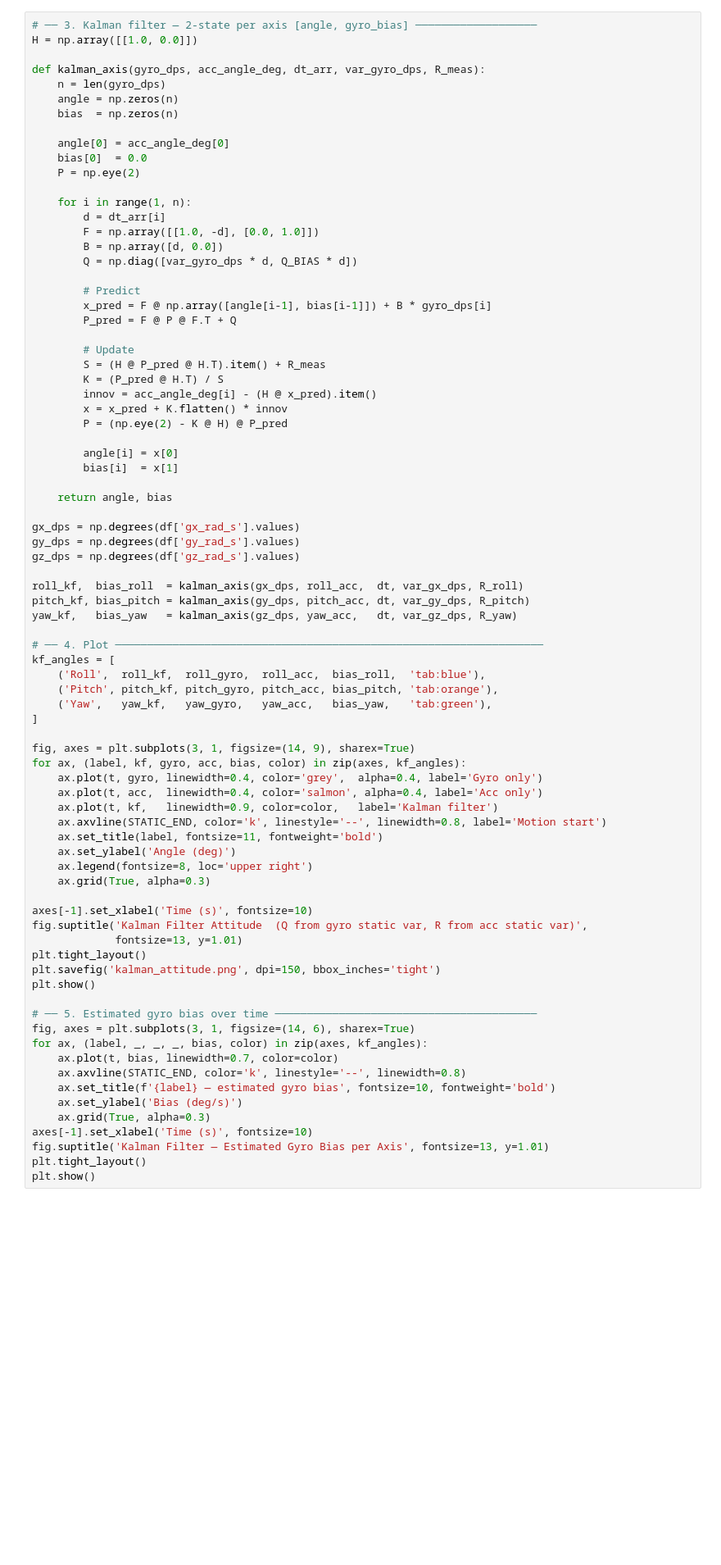
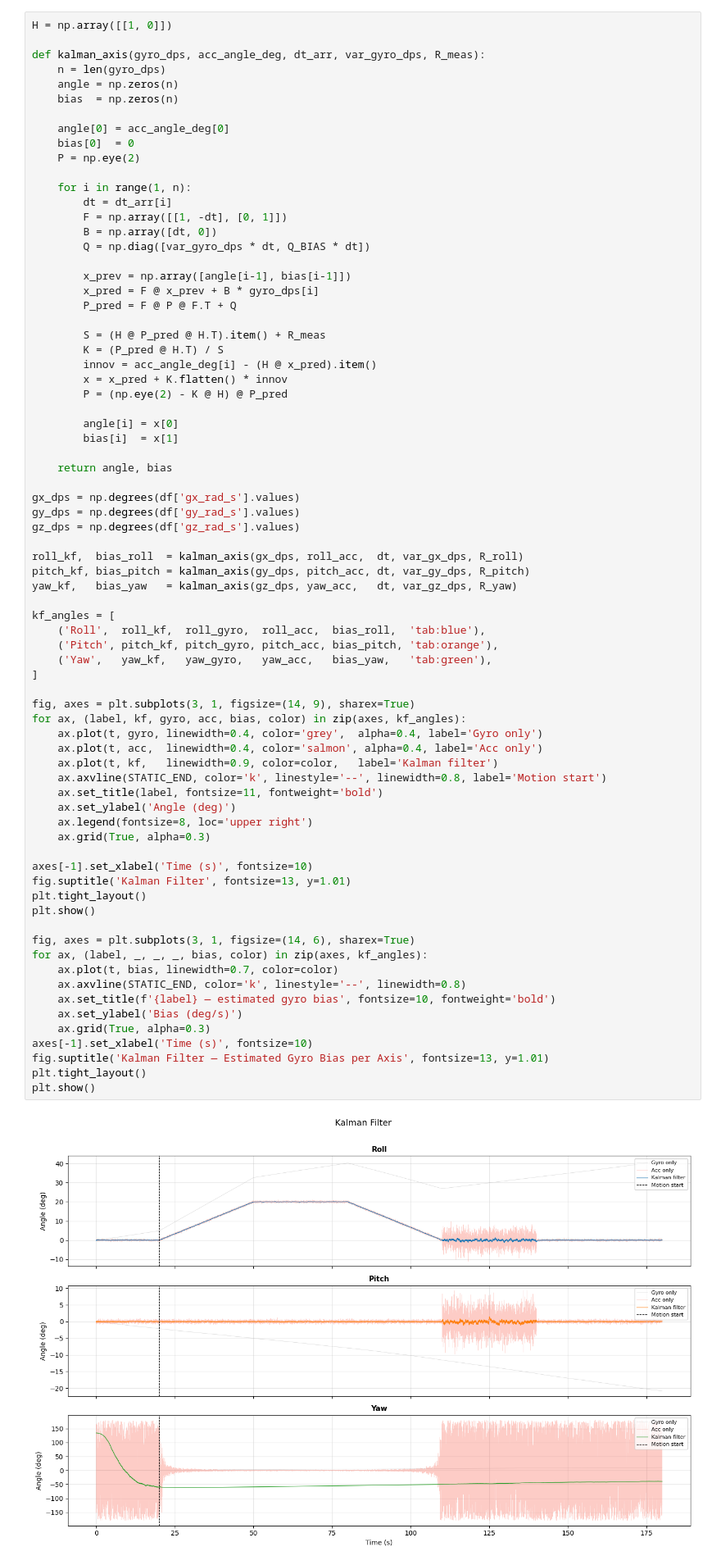
Before and after one commit to thefakhreddin/mwd, a Jupyter notebook: imu_analysis.ipynb, the cells around one changed output. Shown at 82% size. Drawn from its saved outputs; the diff is of its cells as text; blank space fills up the shorter version.

```diff
--- a/imu_analysis.ipynb
+++ b/imu_analysis.ipynb
@@ -242,6 +234,5 @@ print(f"  R yaw   : {R_yaw:.6f}  deg²")
 # %%
-# ── 3. Kalman filter — 2-state per axis [angle, gyro_bias] ───────────────────
-H = np.array([[1.0, 0.0]])
+H = np.array([[1, 0]])
 
 def kalman_axis(gyro_dps, acc_angle_deg, dt_arr, var_gyro_dps, R_meas):
     n = len(gyro_dps)
@@ -249,20 +240,19 @@ def kalman_axis(gyro_dps, acc_angle_deg, dt_arr, var_gyro_dps, R_meas):
     bias  = np.zeros(n)
 
     angle[0] = acc_angle_deg[0]
-    bias[0]  = 0.0
+    bias[0]  = 0
     P = np.eye(2)
 
     for i in range(1, n):
-        d = dt_arr[i]
-        F = np.array([[1.0, -d], [0.0, 1.0]])
-        B = np.array([d, 0.0])
-        Q = np.diag([var_gyro_dps * d, Q_BIAS * d])
+        dt = dt_arr[i]
+        F = np.array([[1, -dt], [0, 1]])
+        B = np.array([dt, 0])
+        Q = np.diag([var_gyro_dps * dt, Q_BIAS * dt])
 
-        # Predict
-        x_pred = F @ np.array([angle[i-1], bias[i-1]]) + B * gyro_dps[i]
+        x_prev = np.array([angle[i-1], bias[i-1]])
+        x_pred = F @ x_prev + B * gyro_dps[i]
         P_pred = F @ P @ F.T + Q
 
-        # Update
         S = (H @ P_pred @ H.T).item() + R_meas
         K = (P_pred @ H.T) / S
         innov = acc_angle_deg[i] - (H @ x_pred).item()
@@ -282,40 +272,38 @@ roll_kf,  bias_roll  = kalman_axis(gx_dps, roll_acc,  dt, var_gx_dps, R_roll)
 pitch_kf, bias_pitch = kalman_axis(gy_dps, pitch_acc, dt, var_gy_dps, R_pitch)
 yaw_kf,   bias_yaw   = kalman_axis(gz_dps, yaw_acc,   dt, var_gz_dps, R_yaw)
 
-# ── 4. Plot ───────────────────────────────────────────────────────────────────
 kf_angles = [
     ('Roll',  roll_kf,  roll_gyro,  roll_acc,  bias_roll,  'tab:blue'),
     ('Pitch', pitch_kf, pitch_gyro, pitch_acc, bias_pitch, 'tab:orange'),
     ('Yaw',   yaw_kf,   yaw_gyro,   yaw_acc,   bias_yaw,   'tab:green'),
 ]
 
 fig, axes = plt.subplots(3, 1, figsize=(14, 9), sharex=True)
 for ax, (label, kf, gyro, acc, bias, color) in zip(axes, kf_angles):
     ax.plot(t, gyro, linewidth=0.4, color='grey',  alpha=0.4, label='Gyro only')
     ax.plot(t, acc,  linewidth=0.4, color='salmon', alpha=0.4, label='Acc only')
     ax.plot(t, kf,   linewidth=0.9, color=color,   label='Kalman filter')
     ax.axvline(STATIC_END, color='k', linestyle='--', linewidth=0.8, label='Motion start')
     ax.set_title(label, fontsize=11, fontweight='bold')
     ax.set_ylabel('Angle (deg)')
     ax.legend(fontsize=8, loc='upper right')
     ax.grid(True, alpha=0.3)
 
 axes[-1].set_xlabel('Time (s)', fontsize=10)
-fig.suptitle('Kalman Filter Attitude  (Q from gyro static var, R from acc static var)',
-             fontsize=13, y=1.01)
+fig.suptitle('Kalman Filter', fontsize=13, y=1.01)
 plt.tight_layout()
-plt.savefig('kalman_attitude.png', dpi=150, bbox_inches='tight')
 plt.show()
 
-# ── 5. Estimated gyro bias over time ─────────────────────────────────────────
 fig, axes = plt.subplots(3, 1, figsize=(14, 6), sharex=True)
 for ax, (label, _, _, _, bias, color) in zip(axes, kf_angles):
     ax.plot(t, bias, linewidth=0.7, color=color)
     ax.axvline(STATIC_END, color='k', linestyle='--', linewidth=0.8)
     ax.set_title(f'{label} — estimated gyro bias', fontsize=10, fontweight='bold')
     ax.set_ylabel('Bias (deg/s)')
     ax.grid(True, alpha=0.3)
 axes[-1].set_xlabel('Time (s)', fontsize=10)
 fig.suptitle('Kalman Filter — Estimated Gyro Bias per Axis', fontsize=13, y=1.01)
 plt.tight_layout()
 plt.show()
+# %% [output]
+[figure, added]
```
Also changed, not shown: parts of 14 cells of this notebook, 6 other files.
